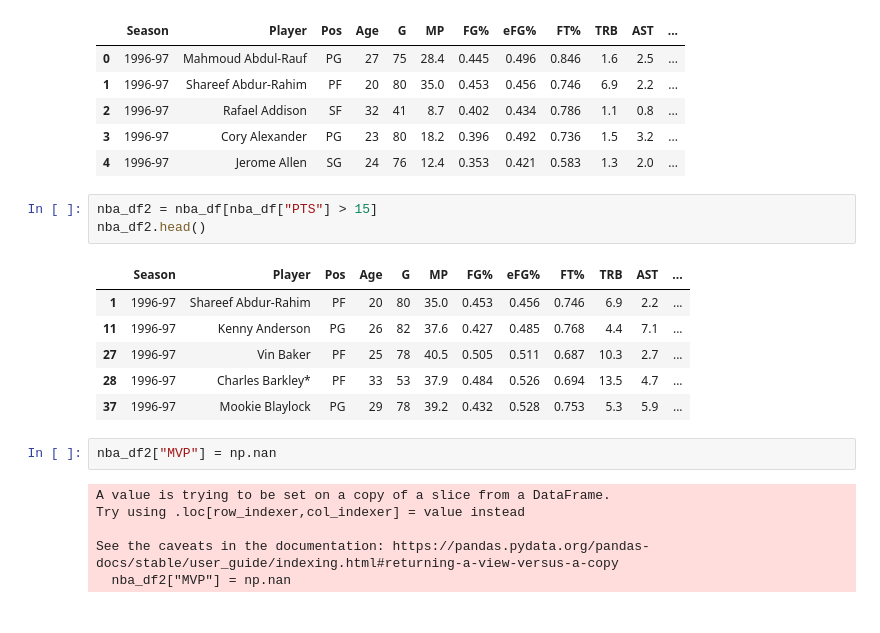
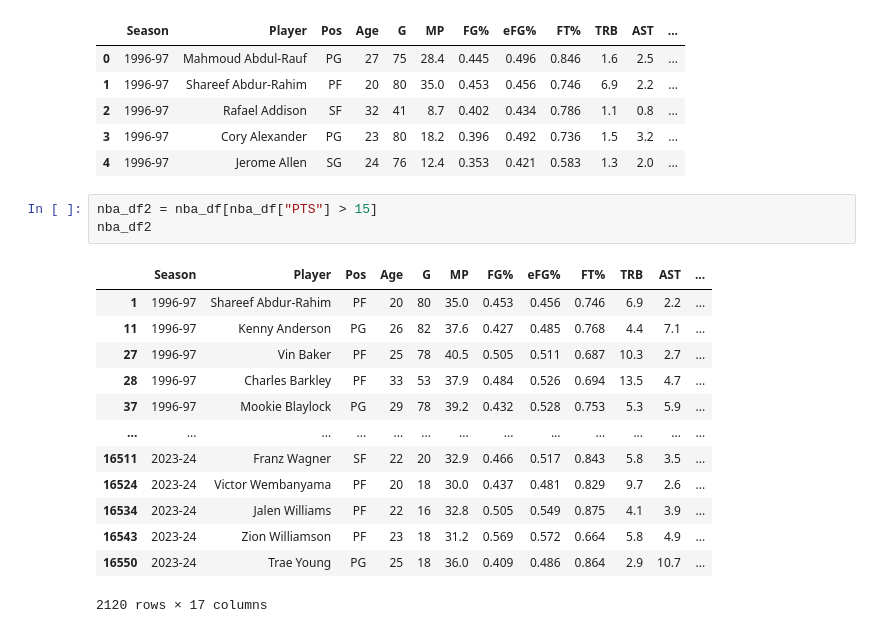
Before and after one commit to Hensonkk/Machine-Learning-NBA-MVP, a Jupyter notebook: NBA_data_preprocessing.ipynb, the cells around one changed output. Drawn from its saved outputs; the diff is of its cells as text.

```diff
--- a/NBA_data_preprocessing.ipynb
+++ b/NBA_data_preprocessing.ipynb
@@ -26,19 +24,18 @@ nba_df.head()
 | 4 | 1996-97 | Jerome Allen | SG | 24 | 76 | 12.4 | 0.353 | 0.421 | 0.583 | 1.3 | 2.0 | ... |
 # %%
 nba_df2 = nba_df[nba_df["PTS"] > 15]
-nba_df2.head()
+nba_df2
 # %% [output]
 |  | Season | Player | Pos | Age | G | MP | FG% | eFG% | FT% | TRB | AST | ... |
 | 1 | 1996-97 | Shareef Abdur-Rahim | PF | 20 | 80 | 35.0 | 0.453 | 0.456 | 0.746 | 6.9 | 2.2 | ... |
 | 11 | 1996-97 | Kenny Anderson | PG | 26 | 82 | 37.6 | 0.427 | 0.485 | 0.768 | 4.4 | 7.1 | ... |
 | 27 | 1996-97 | Vin Baker | PF | 25 | 78 | 40.5 | 0.505 | 0.511 | 0.687 | 10.3 | 2.7 | ... |
-| 28 | 1996-97 | Charles Barkley* | PF | 33 | 53 | 37.9 | 0.484 | 0.526 | 0.694 | 13.5 | 4.7 | ... |
+| 28 | 1996-97 | Charles Barkley | PF | 33 | 53 | 37.9 | 0.484 | 0.526 | 0.694 | 13.5 | 4.7 | ... |
 | 37 | 1996-97 | Mookie Blaylock | PG | 29 | 78 | 39.2 | 0.432 | 0.528 | 0.753 | 5.3 | 5.9 | ... |
+| ... | ... | ... | ... | ... | ... | ... | ... | ... | ... | ... | ... | ... |
+| 16511 | 2023-24 | Franz Wagner | SF | 22 | 20 | 32.9 | 0.466 | 0.517 | 0.843 | 5.8 | 3.5 | ... |
+| 16524 | 2023-24 | Victor Wembanyama | PF | 20 | 18 | 30.0 | 0.437 | 0.481 | 0.829 | 9.7 | 2.6 | ... |
+| 16534 | 2023-24 | Jalen Williams | PF | 22 | 16 | 32.8 | 0.505 | 0.549 | 0.875 | 4.1 | 3.9 | ... |
+| 16543 | 2023-24 | Zion Williamson | PF | 23 | 18 | 31.2 | 0.569 | 0.572 | 0.664 | 5.8 | 4.9 | ... |
+| 16550 | 2023-24 | Trae Young | PG | 25 | 18 | 36.0 | 0.409 | 0.486 | 0.864 | 2.9 | 10.7 | ... |
+2120 rows × 17 columns
-# %%
-nba_df2["MVP"] = np.nan
-# %% [output]
-A value is trying to be set on a copy of a slice from a DataFrame.
-Try using .loc[row_indexer,col_indexer] = value instead
-
-See the caveats in the documentation: https://pandas.pydata.org/pandas-docs/stable/user_guide/indexing.html#returning-a-view-versus-a-copy
-  nba_df2["MVP"] = np.nan
```
Also changed, not shown: parts of 20 cells of this notebook, 4 other files.
